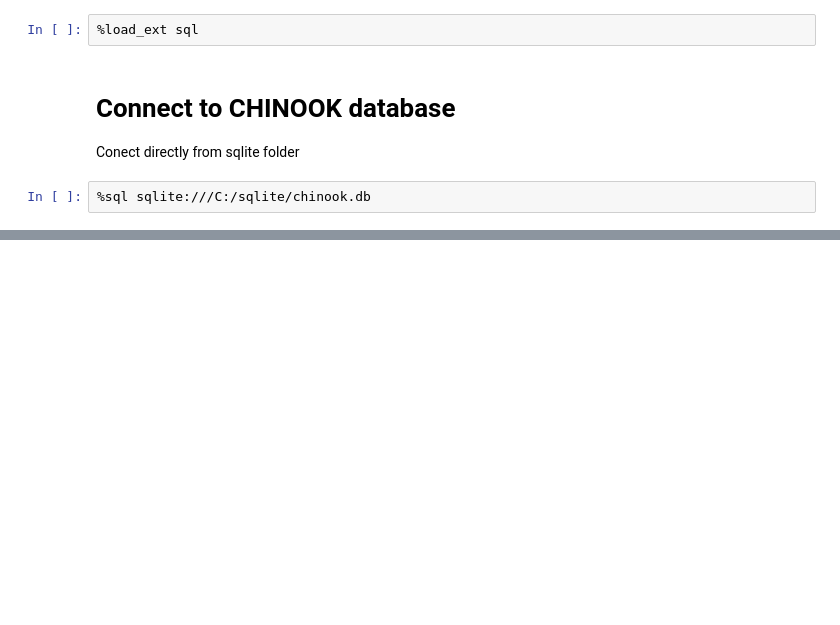
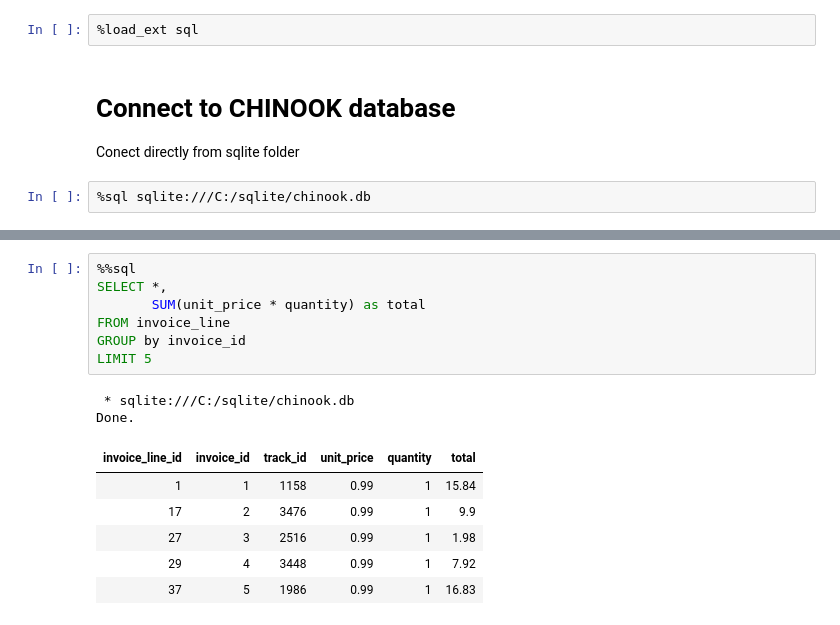
Before and after one commit to TomazFilgueira/Dq_Datascientist, a Jupyter notebook: 5 - Working with Datasources using SQL/5.2 - Summarizing Data in SQL/5.2.3 - Group Summary Statistics with SQL.ipynb, the cells around one changed output, grey strips where cells are left out. Drawn from its saved outputs; the diff is of its cells as text; blank space fills up the shorter version.

```diff
--- a/5 - Working with Datasources using SQL/5.2 - Summarizing Data in SQL/5.2.3 - Group Summary Statistics with SQL.ipynb
+++ b/5 - Working with Datasources using SQL/5.2 - Summarizing Data in SQL/5.2.3 - Group Summary Statistics with SQL.ipynb
@@ -24,0 +123,16 @@ Done.
+# %%
+%%sql
+SELECT *,
+       SUM(unit_price * quantity) as total
+FROM invoice_line
+GROUP by invoice_id
+LIMIT 5
+# %% [output]
+ * sqlite:///C:/sqlite/chinook.db
+Done.
+| invoice_line_id | invoice_id | track_id | unit_price | quantity | total |
+| 1 | 1 | 1158 | 0.99 | 1 | 15.84 |
+| 17 | 2 | 3476 | 0.99 | 1 | 9.9 |
+| 27 | 3 | 2516 | 0.99 | 1 | 1.98 |
+| 29 | 4 | 3448 | 0.99 | 1 | 7.92 |
+| 37 | 5 | 1986 | 0.99 | 1 | 16.83 |
```
Also changed, not shown: parts of 18 cells of this notebook.
